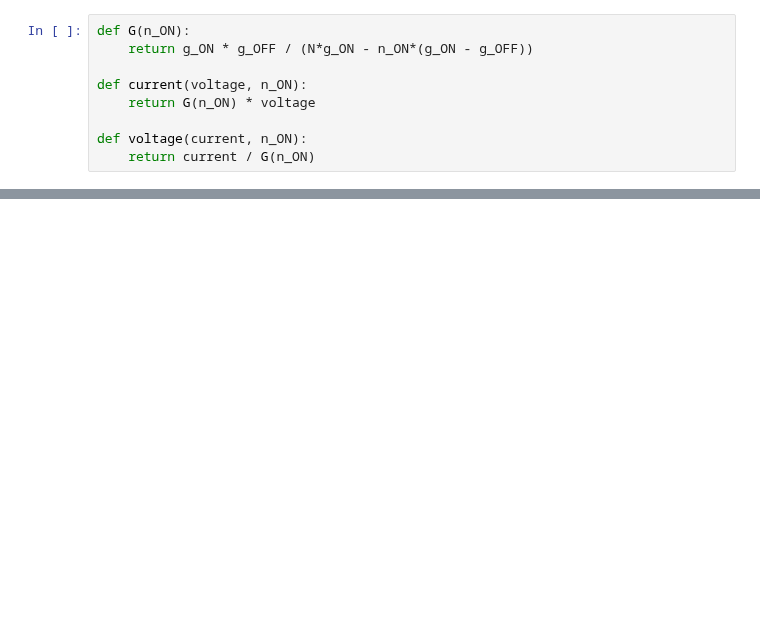
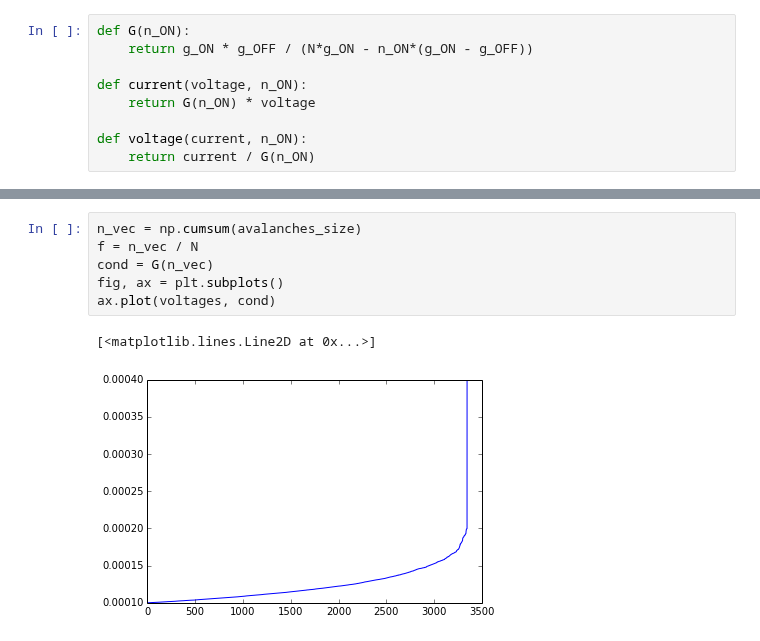
Before and after one commit to forrestsheldon/memNets, a Jupyter notebook: One_Dimensional_Networks.ipynb, the cells around one changed output, grey strips where cells are left out. Cells and saved outputs as stored; diff of their text form; blank space fills up the shorter version.

```diff
--- a/One_Dimensional_Networks.ipynb
+++ b/One_Dimensional_Networks.ipynb
@@ -53,0 +59,9 @@ while n_ON < N:
+# %%
+n_vec = np.cumsum(avalanches_size)
+f = n_vec / N
+cond = G(n_vec)
+fig, ax = plt.subplots()
+ax.plot(voltages, cond)
+# %% [output]
+[<matplotlib.lines.Line2D at 0x...>]
+[figure, added]
```
Also changed, not shown: parts of 6 cells of this notebook, 1 other file.
